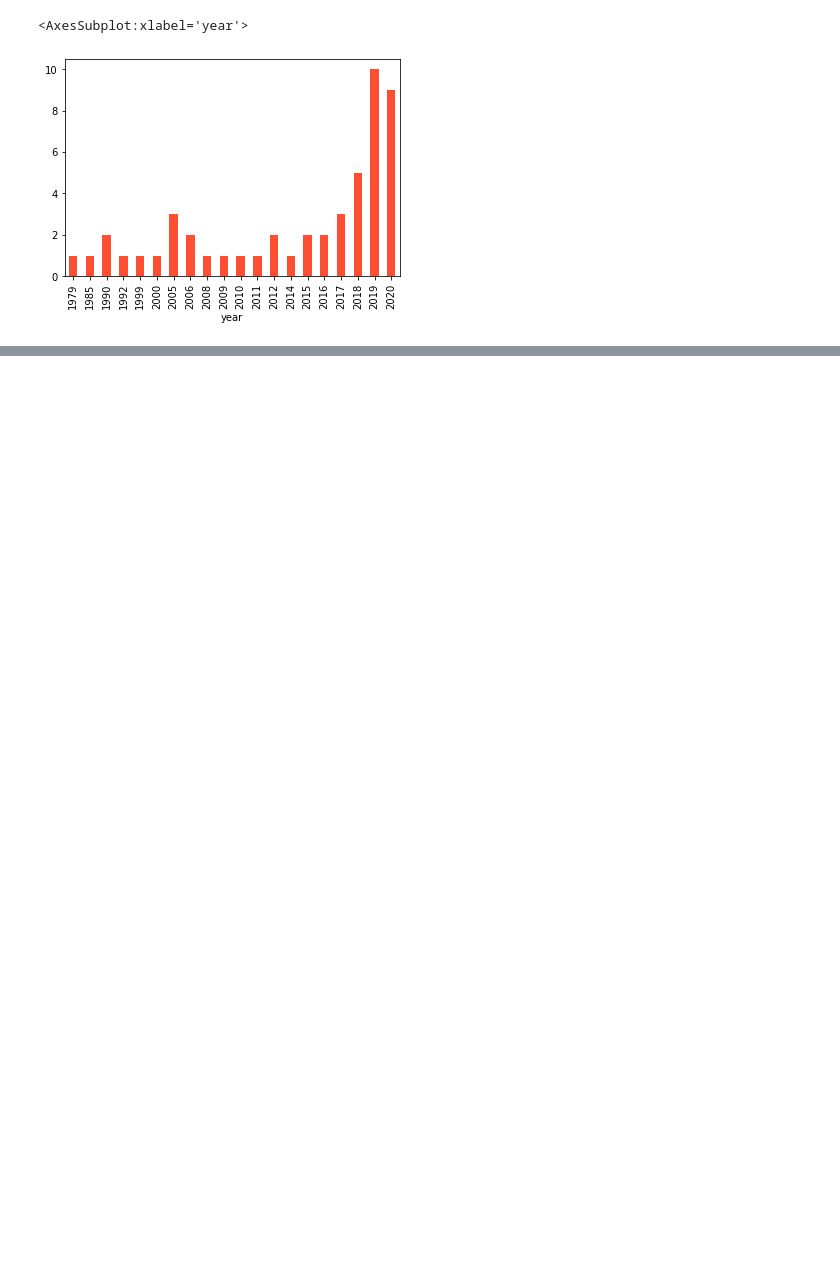
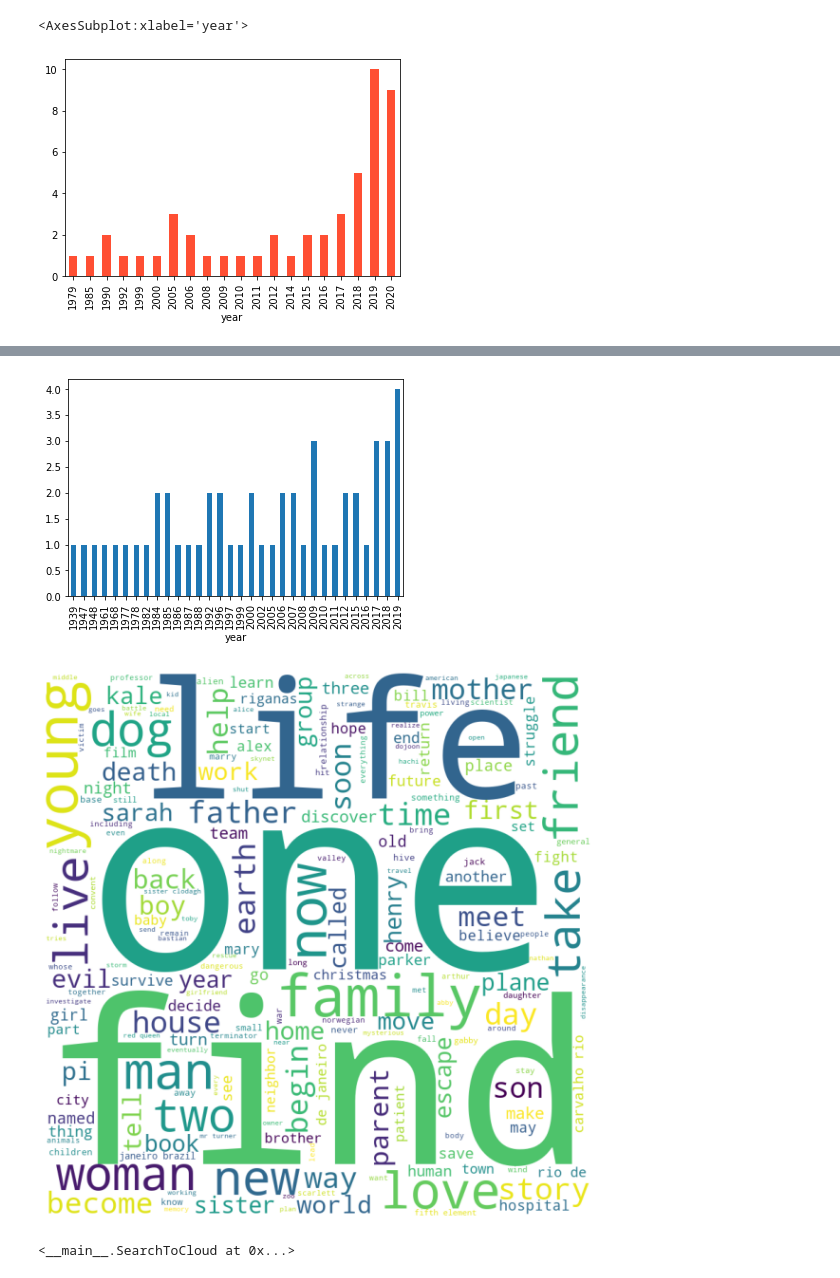
Before and after one commit to platform6/ga_final_project, a Jupyter notebook: project.ipynb, the cells around one changed output, grey strips where cells are left out. Drawn from its saved outputs; the diff is of its cells as text; code cells hidden in the pictures; blank space fills up the shorter version.

```diff
--- a/project.ipynb
+++ b/project.ipynb
@@ -181,0 +234,6 @@ word_cloud(elev_words)
+# %%
+SearchToCloud('wind')
+# %% [output]
+[figure, added]
+[figure, added]
+<__main__.SearchToCloud at 0x...>
```
Also changed, not shown: parts of 37 cells of this notebook, 2 other files.
